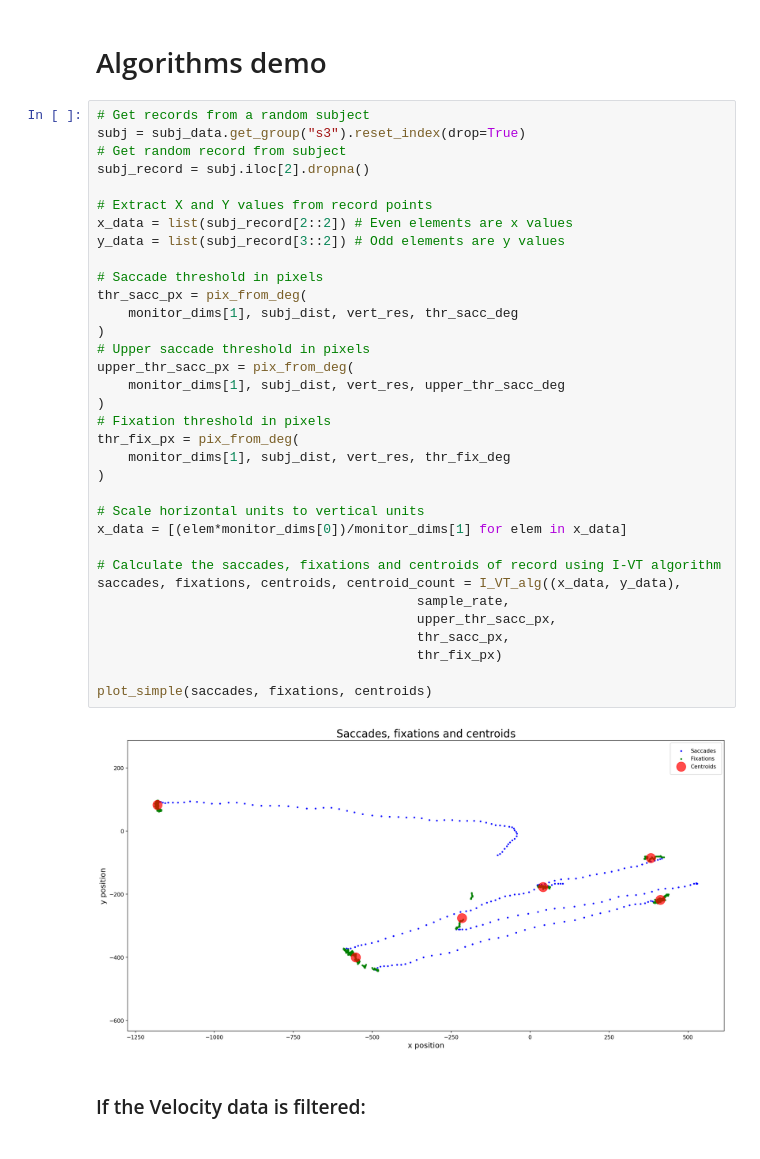
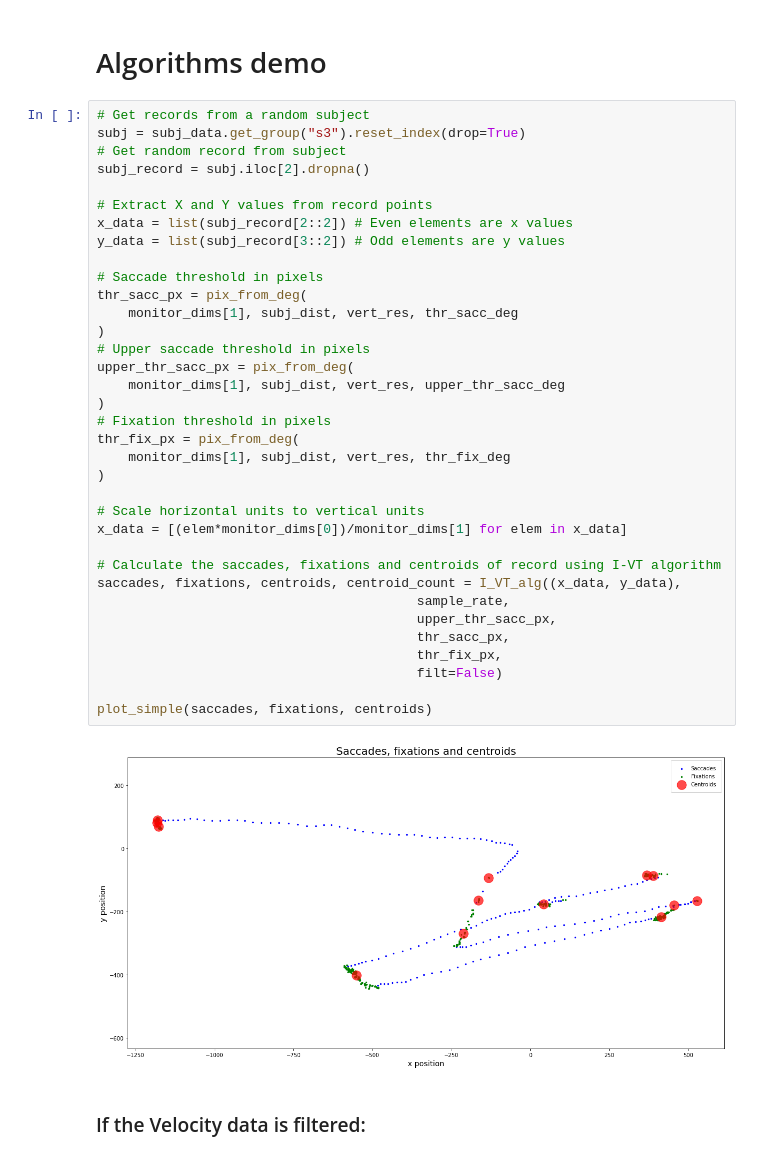
Before and after one commit to ema2159/ET_Project, a Jupyter notebook: ET_project.ipynb, the cells around one changed output. Saved outputs shown, nothing was run; the diff lists cells and outputs as text.

```diff
--- a/ET_project.ipynb
+++ b/ET_project.ipynb
@@ -413,35 +413,36 @@ subj = subj_data.get_group("s3").reset_index(drop=True)
 subj_record = subj.iloc[2].dropna()
 
 # Extract X and Y values from record points
 x_data = list(subj_record[2::2]) # Even elements are x values
 y_data = list(subj_record[3::2]) # Odd elements are y values
 
 # Saccade threshold in pixels
 thr_sacc_px = pix_from_deg(
     monitor_dims[1], subj_dist, vert_res, thr_sacc_deg
 )
 # Upper saccade threshold in pixels
 upper_thr_sacc_px = pix_from_deg(
     monitor_dims[1], subj_dist, vert_res, upper_thr_sacc_deg
 )
 # Fixation threshold in pixels
 thr_fix_px = pix_from_deg(
     monitor_dims[1], subj_dist, vert_res, thr_fix_deg
 )
 
 # Scale horizontal units to vertical units
 x_data = [(elem*monitor_dims[0])/monitor_dims[1] for elem in x_data]
 
 # Calculate the saccades, fixations and centroids of record using I-VT algorithm
 saccades, fixations, centroids, centroid_count = I_VT_alg((x_data, y_data),
                                          sample_rate,
                                          upper_thr_sacc_px,
                                          thr_sacc_px,
-                                         thr_fix_px)
+                                         thr_fix_px,
+                                         filt=False)
 
 plot_simple(saccades, fixations, centroids)
 # %% [output]
-[figure, old version]
+[figure, new version]
 # %% [markdown]
 ### If the Velocity data is filtered:
 # %%
```
Also changed, not shown: parts of 1 cell of this notebook.
